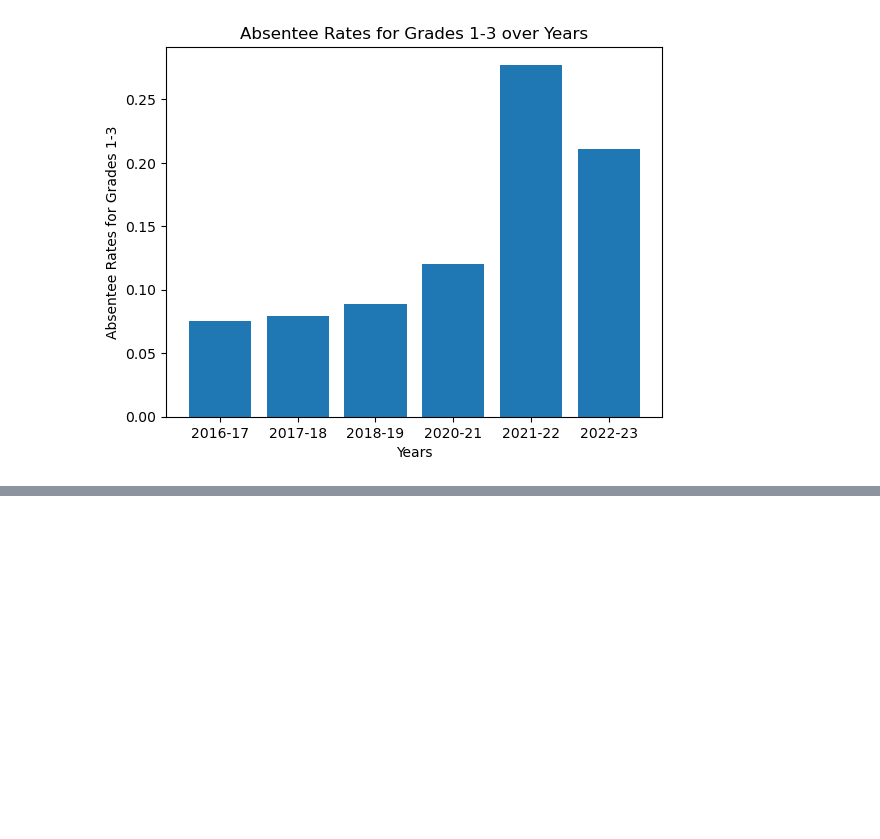
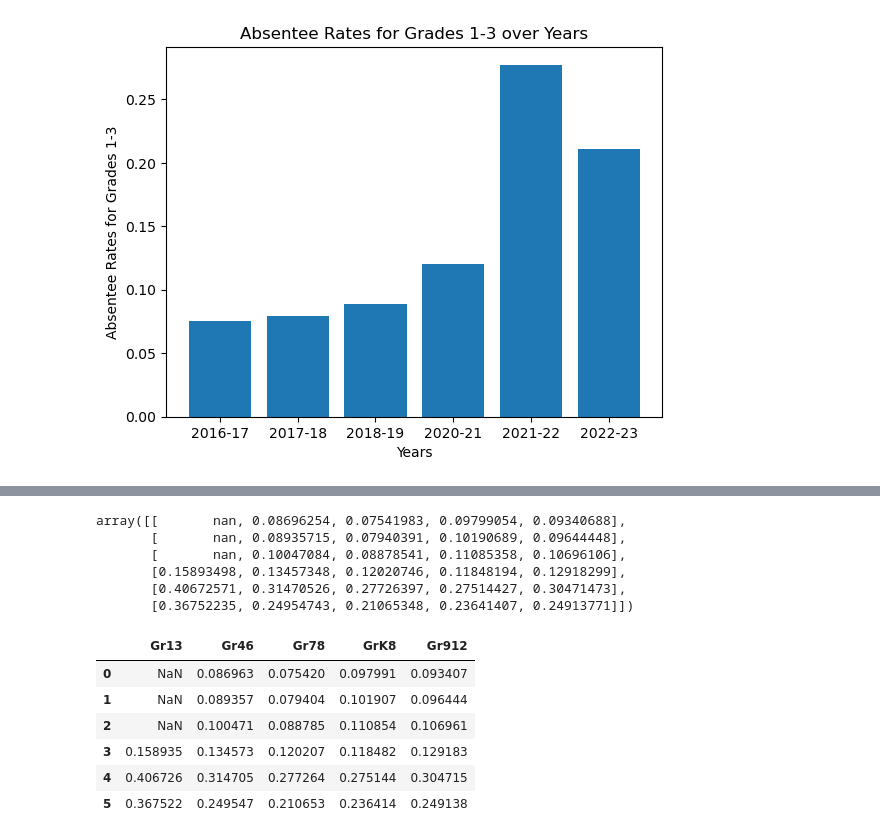
Before and after one commit to shiftyJack/absenteeriskanalysis, a Jupyter notebook: AllAbsenteeData.ipynb, the cells around one changed output, grey strips where cells are left out. Drawn from its saved outputs; the diff is of its cells as text; code cells hidden in the pictures; blank space fills up the shorter version.

```diff
--- a/AllAbsenteeData.ipynb
+++ b/AllAbsenteeData.ipynb
@@ -350,0 +371,22 @@ RD
+# %%
+
+subsetTest = npDemoYearArray[0:6,18:23]
+subsetTest
+# %% [output]
+array([[       nan, 0.08696254, 0.07541983, 0.09799054, 0.09340688],
+       [       nan, 0.08935715, 0.07940391, 0.10190689, 0.09644448],
+       [       nan, 0.10047084, 0.08878541, 0.11085358, 0.10696106],
+       [0.15893498, 0.13457348, 0.12020746, 0.11848194, 0.12918299],
+       [0.40672571, 0.31470526, 0.27726397, 0.27514427, 0.30471473],
+       [0.36752235, 0.24954743, 0.21065348, 0.23641407, 0.24913771]])
+# %%
+dfDemoYear = pd.DataFrame(subsetTest, columns = ['Gr13', 'Gr46', 'Gr78', 'GrK8', 'Gr912'])
+dfDemoYear
+# %% [output]
+|  | Gr13 | Gr46 | Gr78 | GrK8 | Gr912 |
+| 0 | NaN | 0.086963 | 0.075420 | 0.097991 | 0.093407 |
+| 1 | NaN | 0.089357 | 0.079404 | 0.101907 | 0.096444 |
+| 2 | NaN | 0.100471 | 0.088785 | 0.110854 | 0.106961 |
+| 3 | 0.158935 | 0.134573 | 0.120207 | 0.118482 | 0.129183 |
+| 4 | 0.406726 | 0.314705 | 0.277264 | 0.275144 | 0.304715 |
+| 5 | 0.367522 | 0.249547 | 0.210653 | 0.236414 | 0.249138 |
```
Also changed, not shown: parts of 8 cells of this notebook, 35 other files.
